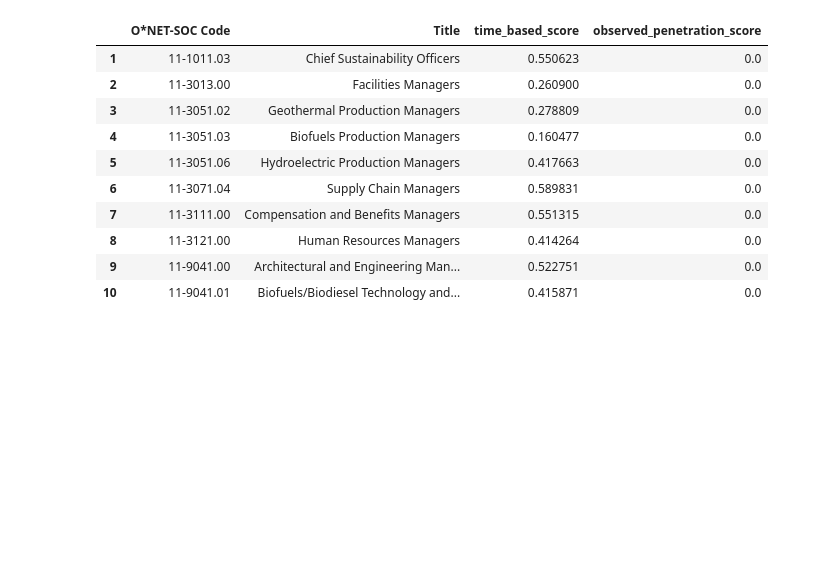
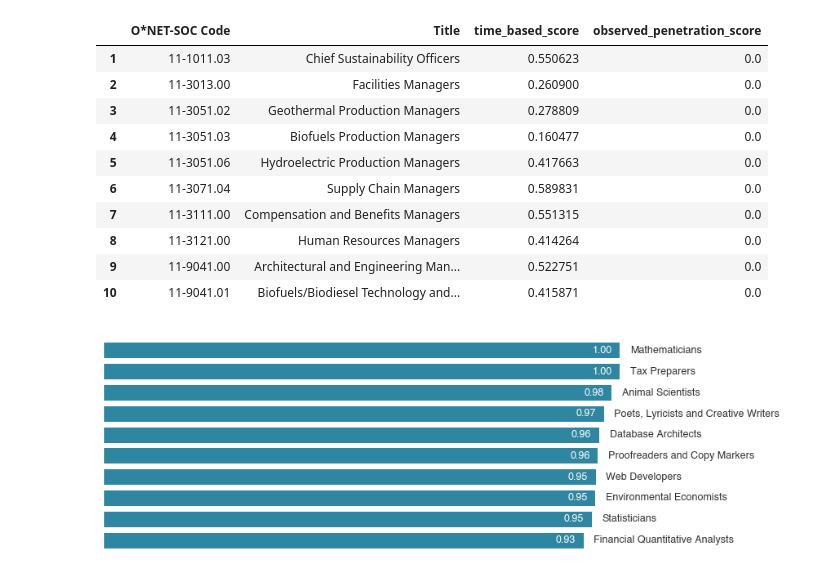
Before and after one commit to MIT-Work-Analytics-Laboratory/SMP500, a Jupyter notebook: 0.9 - New_occ_exposure.ipynb, the cells around one changed output. Drawn from its saved outputs; the diff is of its cells as text; code cells hidden in the pictures; blank space fills up the shorter version.

```diff
--- a/0.9 - New_occ_exposure.ipynb
+++ b/0.9 - New_occ_exposure.ipynb
@@ -346,3 +346,91 @@ display(bot_ops)
 | 8 | 11-3121.00 | Human Resources Managers | 0.414264 | 0.0 |
 | 9 | 11-9041.00 | Architectural and Engineering Man... | 0.522751 | 0.0 |
 | 10 | 11-9041.01 | Biofuels/Biodiesel Technology and... | 0.415871 | 0.0 |
+# %%
+import matplotlib.pyplot as plt
+import matplotlib as mpl
+from pathlib import Path
+import numpy as np
+import pandas as pd
+
+mpl.rcParams.update({
+    "font.family": "sans-serif",
+    "font.sans-serif": ["Helvetica", "Arial", "DejaVu Sans"],
+})
+
+REPORT_DIR = Path("/Users/nicobagnoli/Documents/PYTHON/SMP500-1/Report images")
+REPORT_DIR.mkdir(exist_ok=True)
+
+# ── Data: top 10 only ────────────────────────────────────────────────
+_cols = [OCC_COL, "Title", "time_based_score"]
+_df = df_occ[_cols].dropna(subset=["time_based_score"]).copy()
+_df["Title"] = _df["Title"].str.strip()
+
+top10 = (
+    _df.nlargest(10, "time_based_score")
+       .sort_values("time_based_score", ascending=True)
+       .reset_index(drop=True)
+)
+
+labels = top10["Title"].tolist()
+scores = top10["time_based_score"].tolist()
+n = len(labels)
+
+# ── Style ────────────────────────────────────────────────────────────
+BAR_COLOR = "#2F86A0"
+TEXT_COLOR = "#333333"
+VALUE_COLOR = "white"
+
+# tighter vertical packing
+step = 0.3
+y_pos = np.arange(n) * step
+bar_height = 0.22
+
+# ── Figure ───────────────────────────────────────────────────────────
+fig, ax = plt.subplots(figsize=(9, 3))
+fig.patch.set_alpha(0)
+ax.set_facecolor("white")
+ax.patch.set_alpha(0.0)
+
+bars = ax.barh(
+    y_pos,
+    scores,
+    height=bar_height,
+    color=BAR_COLOR,
+    edgecolor="none",
+    zorder=3
+)
+
+# value labels inside bars
+for y, score, label in zip(y_pos, scores, labels):
+    ax.text(
+        score - 0.015, y, f"{score:.2f}",
+        ha="right", va="center",
+        fontsize=9, fontweight="bold",
+        color=VALUE_COLOR, zorder=4
+    )
+    ax.text(
+        score + 0.02, y, label,
+        ha="left", va="center",
+        fontsize=9, color=TEXT_COLOR,
+        zorder=4
+    )
+
+# ── Cleanup ──────────────────────────────────────────────────────────
+ax.set_xlim(0, max(scores) * 1.35)
+ax.set_ylim(-bar_height, y_pos[-1] + bar_height)
+
+for spine in ax.spines.values():
+    spine.set_visible(False)
+
+ax.set_yticks([])
+ax.set_xticks([])
+ax.tick_params(left=False, bottom=False)
+
+plt.tight_layout()
+out = REPORT_DIR / "top10_time_based_score_clean.png"
+plt.savefig(out, dpi=220, bbox_inches="tight", transparent=True)
+plt.show()
+print(f"Saved: {out}")
+# %% [output]
+[figure, added]
```
Also changed, not shown: parts of 2 cells of this notebook, 13 other files.
